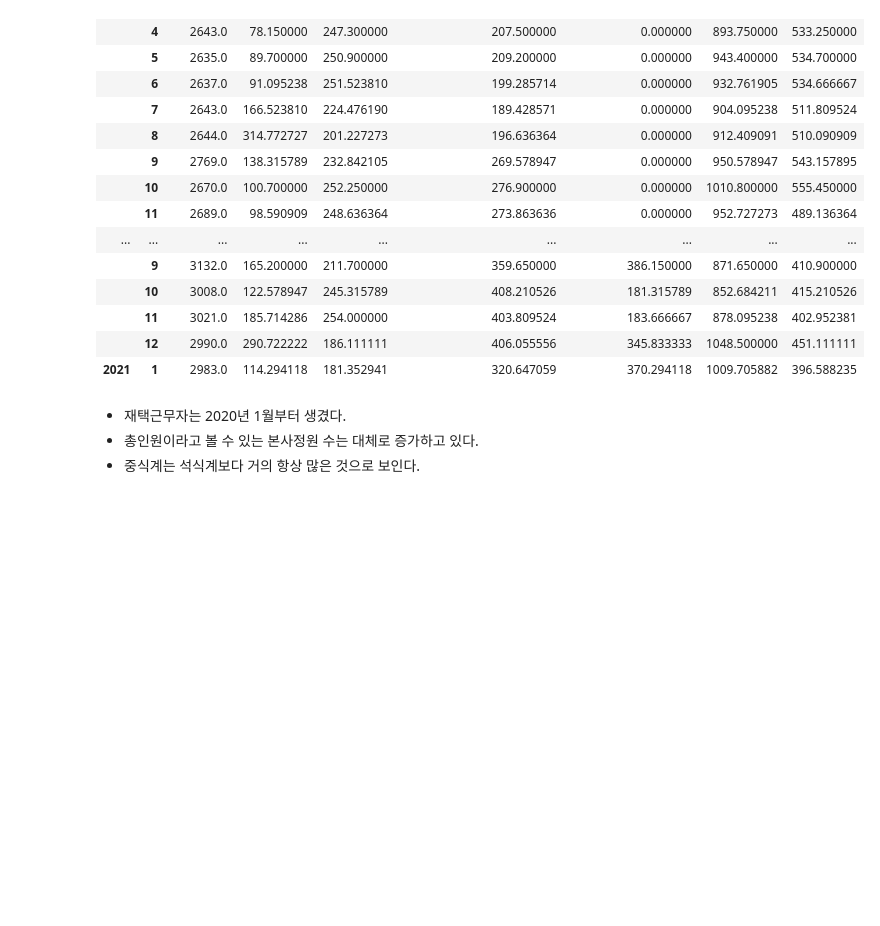
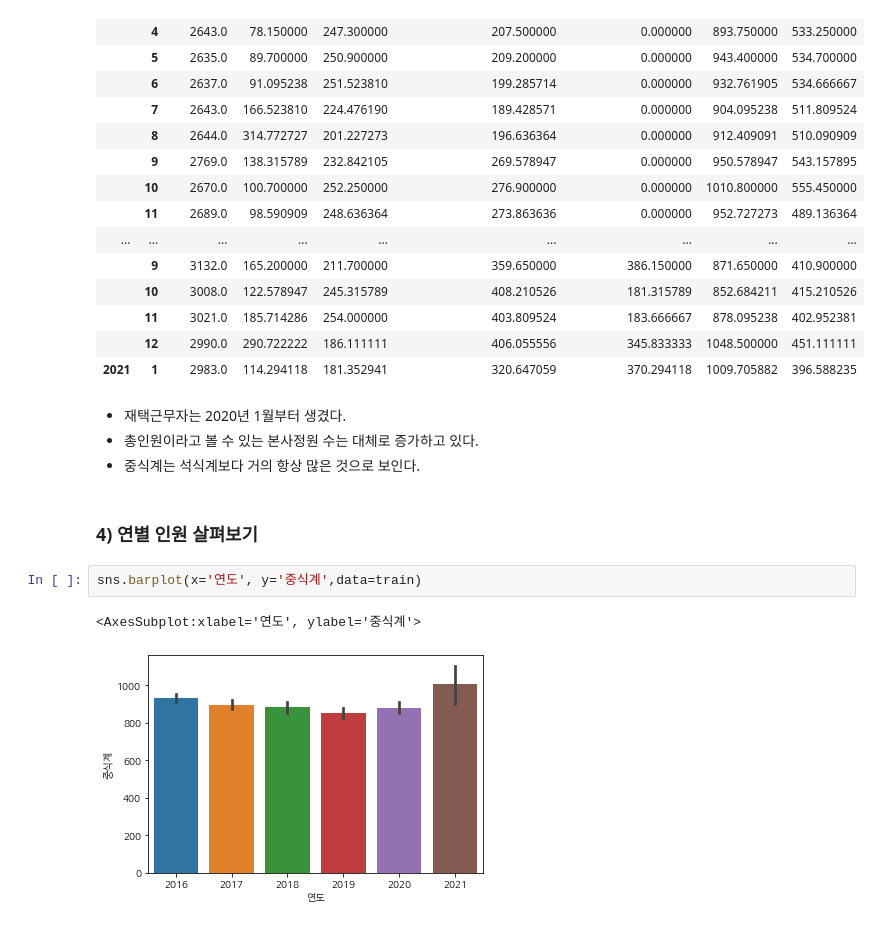
Before and after one commit to mkkim007/DuSiDataTeamGunaesigdang, a Jupyter notebook: week1/윤세휘/구내식당 데이터 EDA.ipynb, the cells around one changed output. Saved outputs shown, nothing was run; the diff lists cells and outputs as text; blank space fills up the shorter version.

```diff
--- a/week1/윤세휘/구내식당 데이터 EDA.ipynb
+++ b/week1/윤세휘/구내식당 데이터 EDA.ipynb
@@ -351,3 +357,10 @@ train_group1.mean()
 - 재택근무자는 2020년 1월부터 생겼다.
 - 총인원이라고 볼 수 있는 본사정원 수는 대체로 증가하고 있다.
 - 중식계는 석식계보다 거의 항상 많은 것으로 보인다.
+# %% [markdown]
+### 4) 연별 인원 살펴보기
+# %%
+sns.barplot(x='연도', y='중식계',data=train)
+# %% [output]
+<AxesSubplot:xlabel='연도', ylabel='중식계'>
+[figure, added]
```
Also changed, not shown: parts of 37 cells of this notebook.
